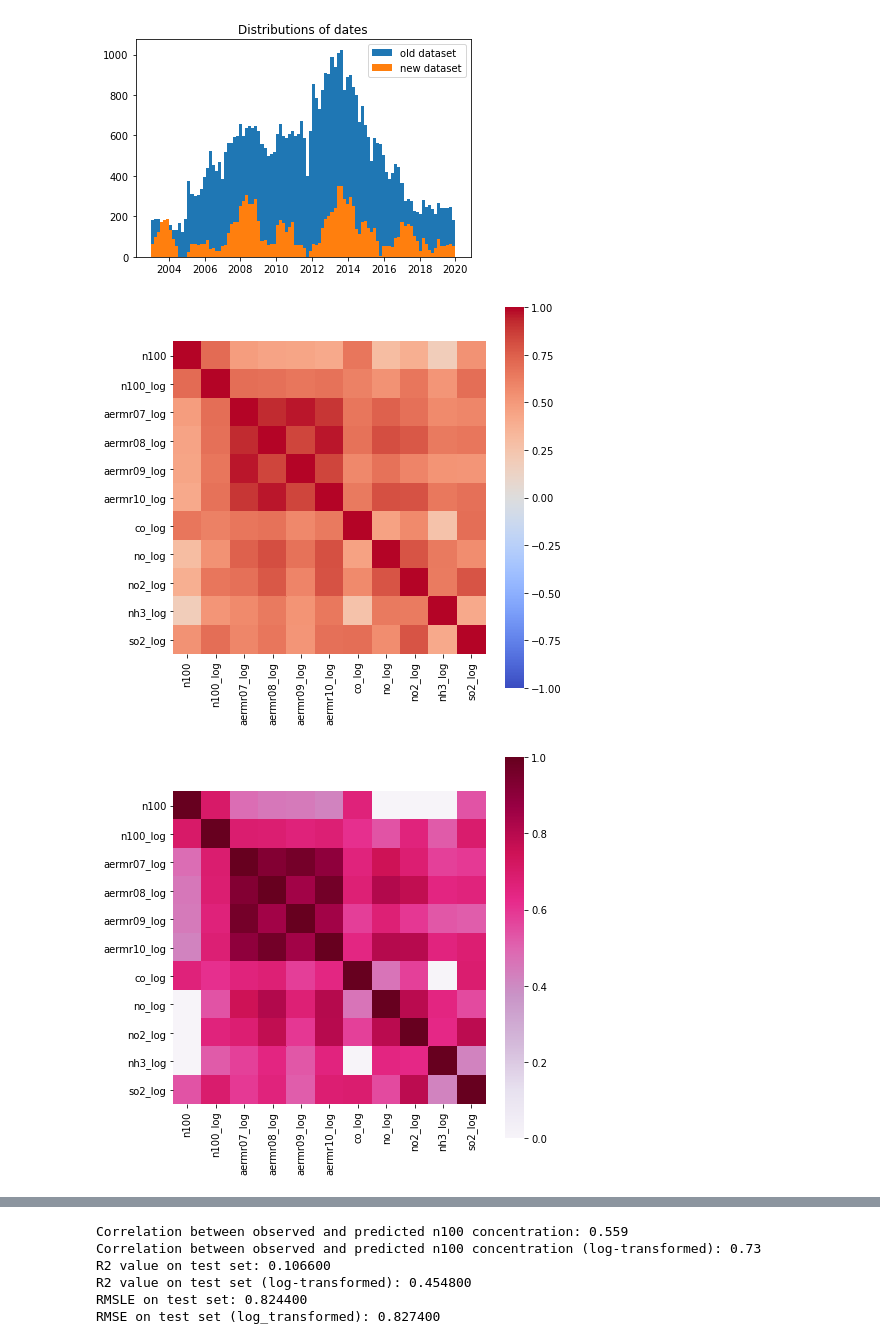
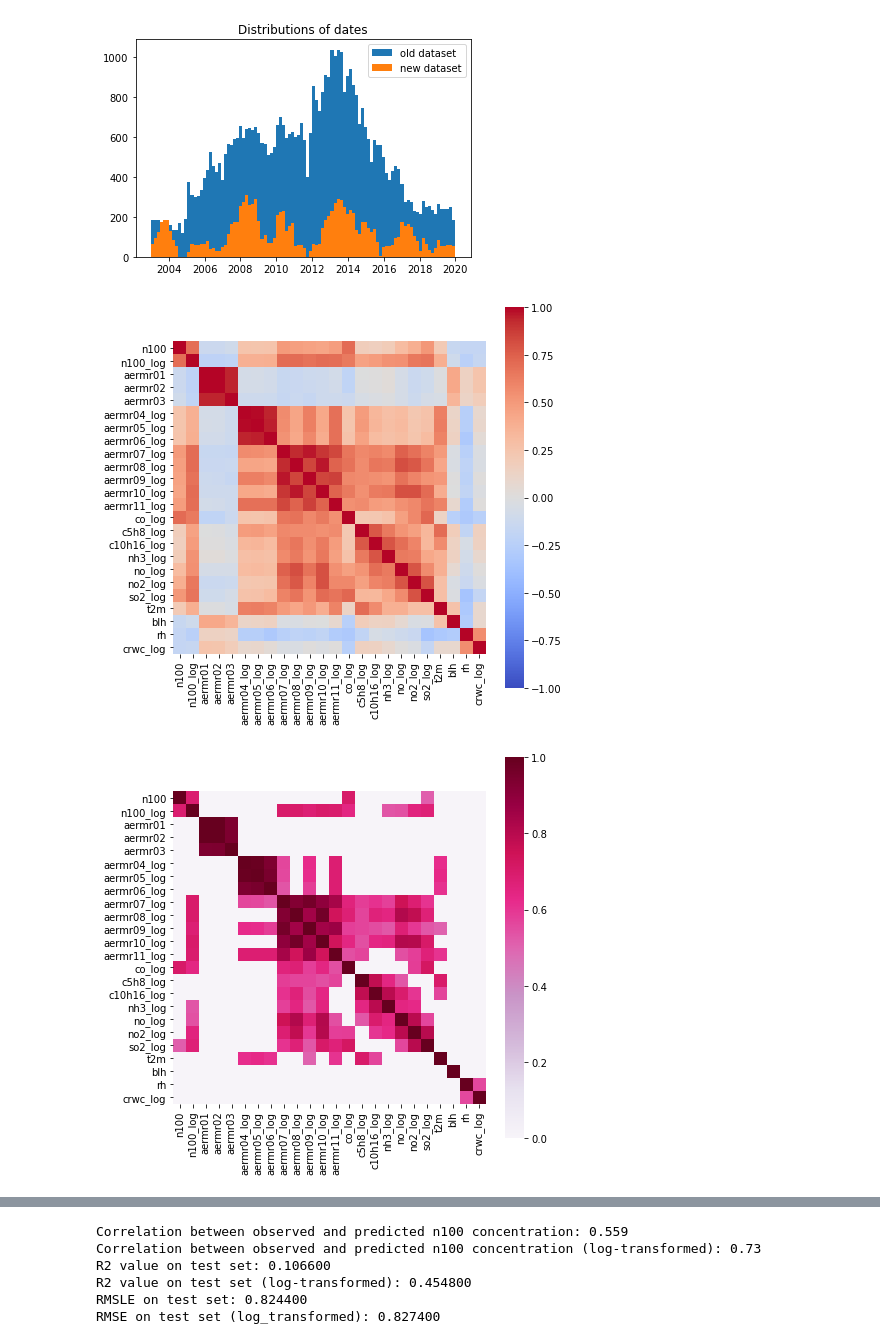
Before and after one commit to ellarauth/CCN-proxy-modeling, a Jupyter notebook: modelling.ipynb, the cells around one changed output, grey strips where cells are left out. Saved outputs shown, nothing was run; the diff lists cells and outputs as text; code cells hidden in the pictures.

Commit message:
updated HAD data, reran EDA with new data
EDA now includes updated HAD data, added PRL data, and aermr11 data for all stations

```diff
--- a/modelling.ipynb
+++ b/modelling.ipynb
@@ -158,12 +159,12 @@ def plot_residuals(name, predictions):
     plt.xlim(-10, 10)
 # %%
 cities = ['ABZ', 'ALE', 'AMA', 'AMM', 'ASP', 'BEI', 'BOT', 'BSL', 'DEL', 'EGB',
-          'FKL', 'HAD', 'HEL', 'HPB', 'HRW', 'HYY', 'KCE', 'KPZ', 'MAR', 'MHD',
-          'MLP', 'MUK', 'NAN', 'NEU', 'POV', 'SAO', 'SCH', 'SGP', 'UAE', # 'PRL',
-          'VAR', 'VHL', 'VIE', 'WAL', 'ZOT']
+          'FKL', 'HEL', 'HPB', 'HRW', 'HYY', 'KCE', 'KPZ', 'MAR', 'MHD', 'MLP',
+          'MUK', 'NAN', 'NEU', 'POV', 'PRL', 'SAO', 'SCH', 'SGP', 'UAE', 'VAR',
+          'VHL', 'VIE', 'WAL', 'ZOT']
 
 variables = ['aermr01', 'aermr02', 'aermr03', 'aermr04', 'aermr05', 'aermr06',
-             'aermr07', 'aermr08', 'aermr09', 'aermr10', 'co', 'c5h8', 'c10h16',
+             'aermr07', 'aermr08', 'aermr09', 'aermr10', 'aermr11', 'co', 'c5h8', 'c10h16',
              'nh3', 'no', 'no2', 'so2', 'd2m', 't2m', 'crwc', 'blh', 'rh',
              'doy_sin', 'doy_cos', 'latitude', 'longitude_sin', 'longitude_cos']
 
@@ -176,8 +177,8 @@ all_vars = ['doy_sin', 'doy_cos',
             'aermr01_log', 'aermr02_log', 'aermr03_log',
             'aermr04', 'aermr05', 'aermr06',
             'aermr04_log', 'aermr05_log', 'aermr06_log',
-            'aermr07', 'aermr08', 'aermr09', 'aermr10',
-            'aermr07_log', 'aermr08_log', 'aermr09_log', 'aermr10_log',
+            'aermr07', 'aermr08', 'aermr09', 'aermr10', 'aermr11',
+            'aermr07_log', 'aermr08_log', 'aermr09_log', 'aermr10_log', 'aermr11_log',
             'co', 'c5h8', 'c10h16', 'nh3', 'no', 'no2', 'so2',
             'co_log', 'c5h8_log', 'c10h16_log', 'nh3_log', 'no_log', 'no2_log', 'so2_log',
             'd2m', 't2m', 'blh', 'rh', 'crwc', 'crwc_log']
@@ -229,26 +230,39 @@ plt.legend()
 old_data = data
 data = new_data
 # %% [output]
-[figure, old version]
+[figure, new version]
 # %%
-# predictors = ['aermr07', 'aermr08', 'aermr09', 'aermr10', 'co', 'no', 'no2', 'nh3', 'so2']
-predictors = ['aermr07_log', 'aermr08_log', 'aermr09_log', 'aermr10_log',
-              'co_log', 'no_log', 'no2_log', 'nh3_log', 'so2_log']
+# predictors = ['aermr01_log', 'aermr02_log', 'aermr03_log',
+#               'aermr04_log', 'aermr05_log', 'aermr06_log',
+#               'aermr07_log', 'aermr08_log', 'aermr09_log', 'aermr10_log']
+
+# predictors = ['co_log', 'c5h8_log', 'no_log', 'no2_log', 'so2_log',
+#               'd2m', 't2m', 'blh', 'rh', 'crwc_log', 'nh3_log', 'c10h16_log']
+
+# predictors = ['aermr07_log', 'aermr08_log', 'aermr09_log', 'aermr10_log',
+#               'co_log', 'no_log', 'no2_log', 'nh3_log', 'so2_log']
+
+# predictors = ['aermr09_log', 'co_log', 'no_log', 'no2_log', 'so2_log', 'd2m', 't2m', 'nh3_log']
+
+predictors = ['aermr01', 'aermr02', 'aermr03', 'aermr04_log', 'aermr05_log',
+              'aermr06_log', 'aermr07_log', 'aermr08_log', 'aermr09_log', 'aermr10_log',
+              'aermr11_log', 'co_log', 'c5h8_log', 'c10h16_log', 'nh3_log', 'no_log', 'no2_log', 'so2_log',
+              't2m', 'blh', 'rh', 'crwc_log']
 
 corr = data[['n100', 'n100_log']+predictors].corr()
 
 plt.figure(figsize=(7, 7))
 sns.heatmap(corr, xticklabels=['n100', 'n100_log']+predictors, yticklabels=['n100', 'n100_log']+predictors,
             cmap='coolwarm', cbar=True, square=True, vmin=-1, vmax=1)
 
 corr_coll = np.abs(corr)
-corr_coll[corr_coll < 0.4] = 0
+corr_coll[corr_coll < 0.5] = 0
 plt.figure(figsize=(7, 7))
 sns.heatmap(corr_coll, xticklabels=['n100', 'n100_log']+predictors, yticklabels=['n100', 'n100_log']+predictors,
             cmap='PuRd', cbar=True, square=True, vmin=0, vmax=1);
 # %% [output]
-[figure, old version]
+[figure, new version]
-[figure, old version]
+[figure, new version]
 # %%
 # low n100 concentrations
 # ["ALE", "AMA", "ASP", "BOT", "EGB", "FKL",
```
Also changed, not shown: parts of 6 cells of this notebook, 6 other files.
